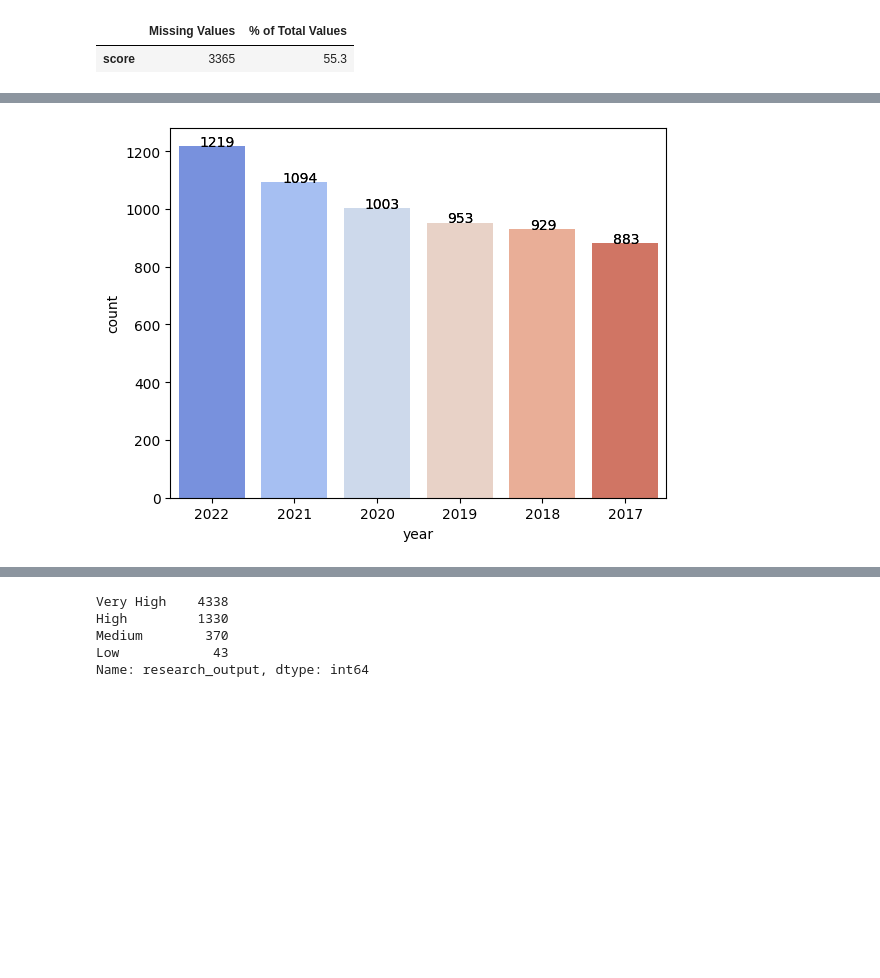
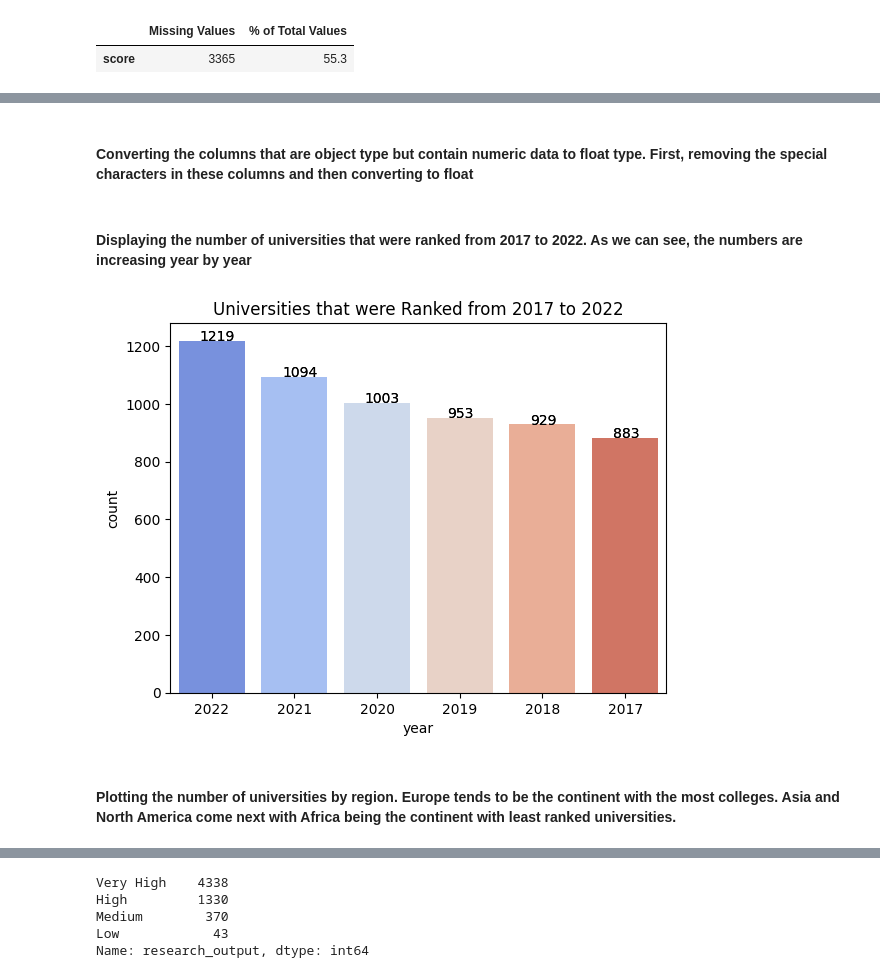
Before and after one commit to aakanshagoyal/QS-World-University-Rankings, a Jupyter notebook: QS Uni Rankings.ipynb, the cells around one changed output, grey strips where cells are left out. Cells and saved outputs as stored; diff of their text form; code cells hidden in the pictures; blank space fills up the shorter version.

```diff
--- a/QS Uni Rankings.ipynb
+++ b/QS Uni Rankings.ipynb
@@ -144,3 +118,5 @@ uniRank
+# %% [markdown]
+#### Converting the columns that are object type but contain numeric data to float type. First, removing the special characters in these columns and then converting to float
 # %%
 uniRank['student_faculty_ratio'].replace(',','',regex=True,inplace = True)
 uniRank['international_students'].replace(',','',regex= True,inplace = True)
@@ -151,17 +127,22 @@ uniRank['student_faculty_ratio'] = uniRank['student_faculty_ratio'].astype(float
 uniRank['international_students'] = uniRank['international_students'].astype(float)
 uniRank['faculty_count'] = uniRank['faculty_count'].astype(float)
 uniRank['rank_display'] = uniRank['rank_display'].astype(float)
+# %% [markdown]
+#### Displaying the number of universities that were ranked from 2017 to 2022. As we can see, the numbers are increasing year by year
 # %%
 ax = sns.countplot(data=uniRank, x='year',order = uniRank['year'].value_counts().index,palette='coolwarm')
+ax.set_title("Universities that were Ranked from 2017 to 2022")
 for p in ax.patches:
     ax.annotate('{:.0f}'.format(p.get_height()), (p.get_x()+0.25, p.get_height()+0.01))
 
 for p in ax.patches:
     ax.annotate('{:.0f}'.format(p.get_height()), (p.get_x()+0.25, p.get_height()+0.01))
 
 plt.show()
 # %% [output]
-[figure, old version]
+[figure, new version]
+# %% [markdown]
+#### Plotting the number of universities by region. Europe tends to be the continent with the most colleges. Asia and North America come next with Africa being the continent with least ranked universities.
 # %%
 plt.figure(figsize=(10,5))
 ax = sns.countplot(data=uniRank, x='region',order = uniRank['region'].value_counts().index,palette='coolwarm');
```
Also changed, not shown: parts of 29 cells of this notebook, 1 other file.
